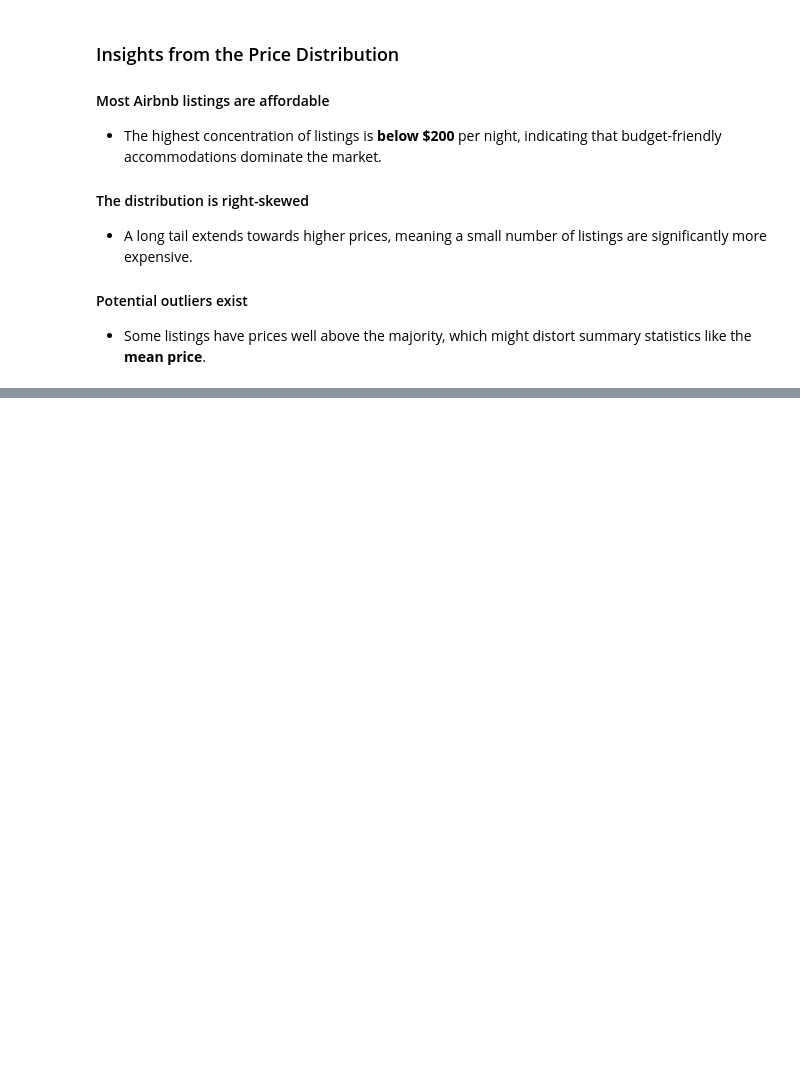
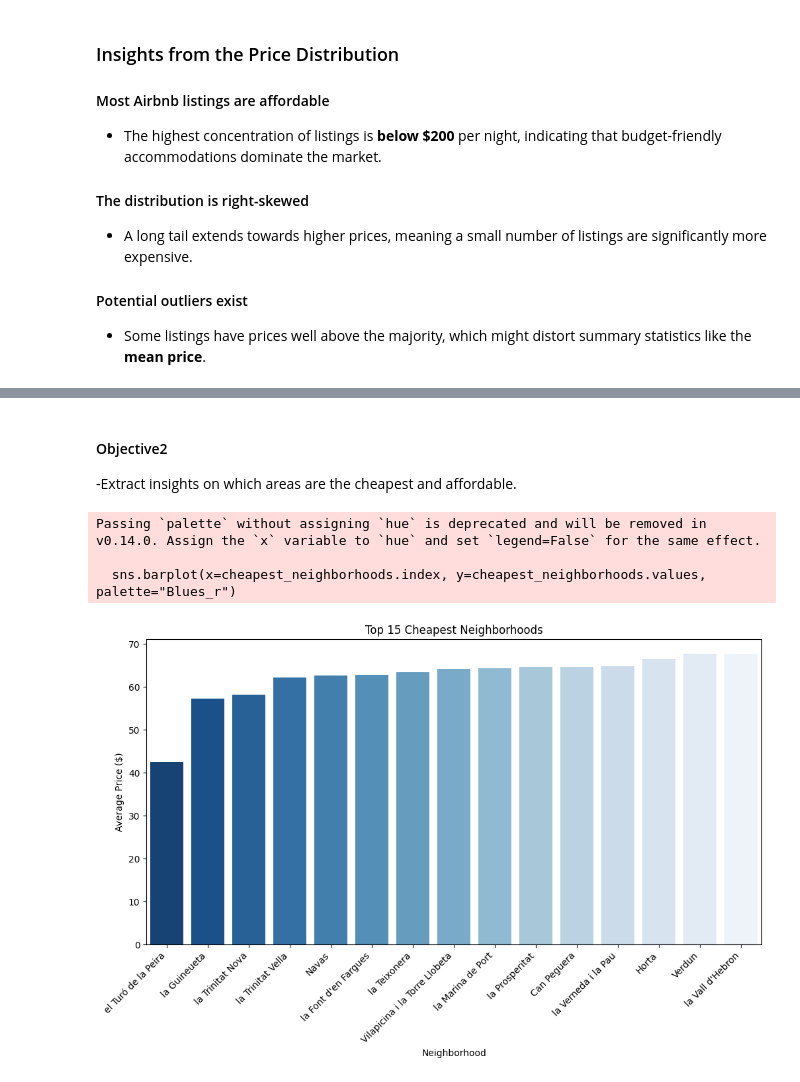
Before and after one commit to SelmahT/AirBnb-EDA, a Jupyter notebook: analysis.ipynb, the cells around one changed output, grey strips where cells are left out. Saved outputs shown, nothing was run; the diff lists cells and outputs as text; code cells hidden in the pictures; blank space fills up the shorter version.

```diff
--- a/analysis.ipynb
+++ b/analysis.ipynb
@@ -132,0 +208,20 @@ plt.show()
+# %% [markdown]
+#### Objective2
+-Extract insights on which areas are the cheapest and affordable.
+# %%
+# Get the 15 cheapest neighborhoods
+cheapest_neighborhoods = avg_price_neighborhood.nsmallest(15)
+
+# Plot
+plt.figure(figsize=(12, 6))
+sns.barplot(x=cheapest_neighborhoods.index, y=cheapest_neighborhoods.values, palette="Blues_r")
+plt.xticks(rotation=45, ha="right")
+plt.xlabel("Neighborhood")
+plt.ylabel("Average Price ($)")
+plt.title("Top 15 Cheapest Neighborhoods")
+plt.show()
+# %% [output]
+Passing `palette` without assigning `hue` is deprecated and will be removed in v0.14.0. Assign the `x` variable to `hue` and set `legend=False` for the same effect.
+
+  sns.barplot(x=cheapest_neighborhoods.index, y=cheapest_neighborhoods.values, palette="Blues_r")
+[figure, added]
```
Also changed, not shown: parts of 10 cells of this notebook.
